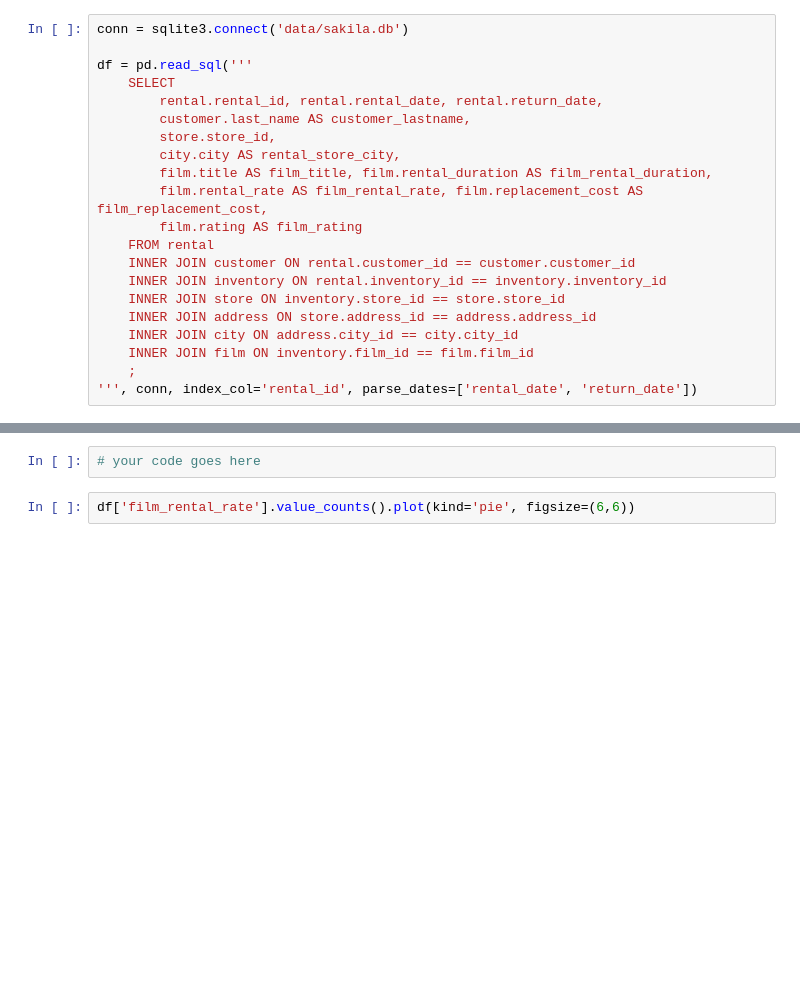
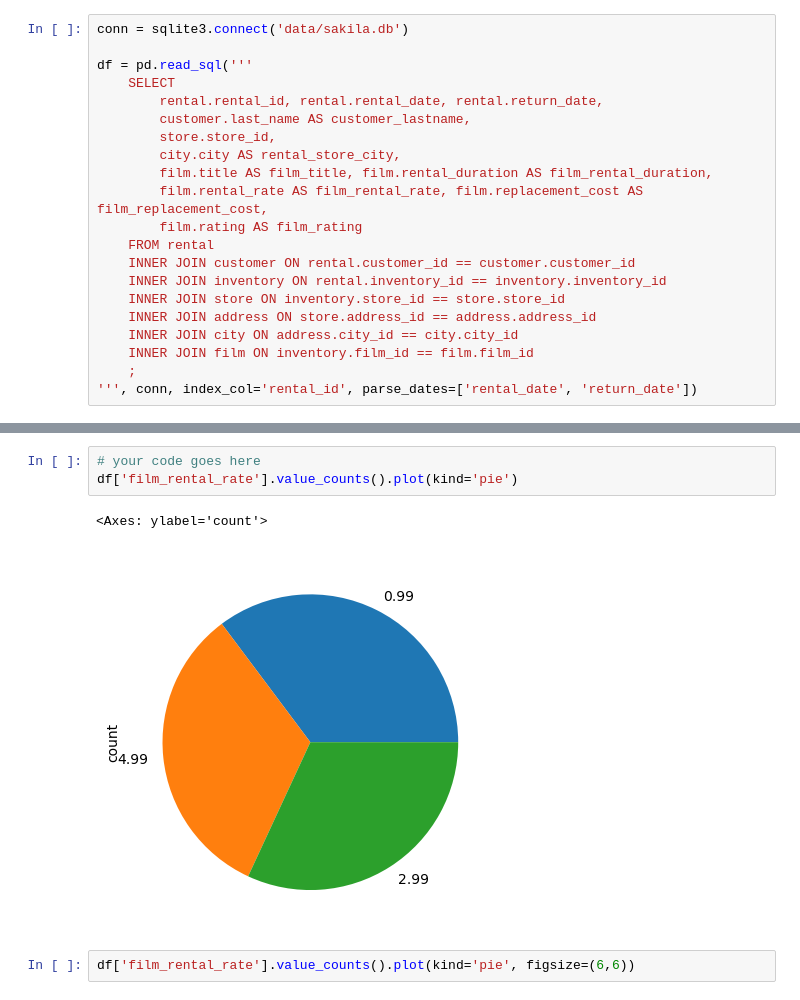
Before and after one commit to ine-rmotr-curriculum/FreeCodeCamp-Pandas-Real-Life-Example, a Jupyter notebook: Exercises_2.ipynb, the cells around one changed output, grey strips where cells are left out. Cells and saved outputs as stored; diff of their text form; blank space fills up the shorter version.

```diff
--- a/Exercises_2.ipynb
+++ b/Exercises_2.ipynb
@@ -72,6 +92,10 @@ df['film_rental_duration'].value_counts().plot(kind='bar', figsize=(14,6))
 - Which plot you think fits the best in this case? Why?
 # %%
 # your code goes here
+df['film_rental_rate'].value_counts().plot(kind='pie')
+# %% [output]
+<Axes: ylabel='count'>
+[figure, added]
 # %%
 df['film_rental_rate'].value_counts().plot(kind='pie', figsize=(6,6))
 # %%
```
Also changed, not shown: parts of 32 cells of this notebook.
